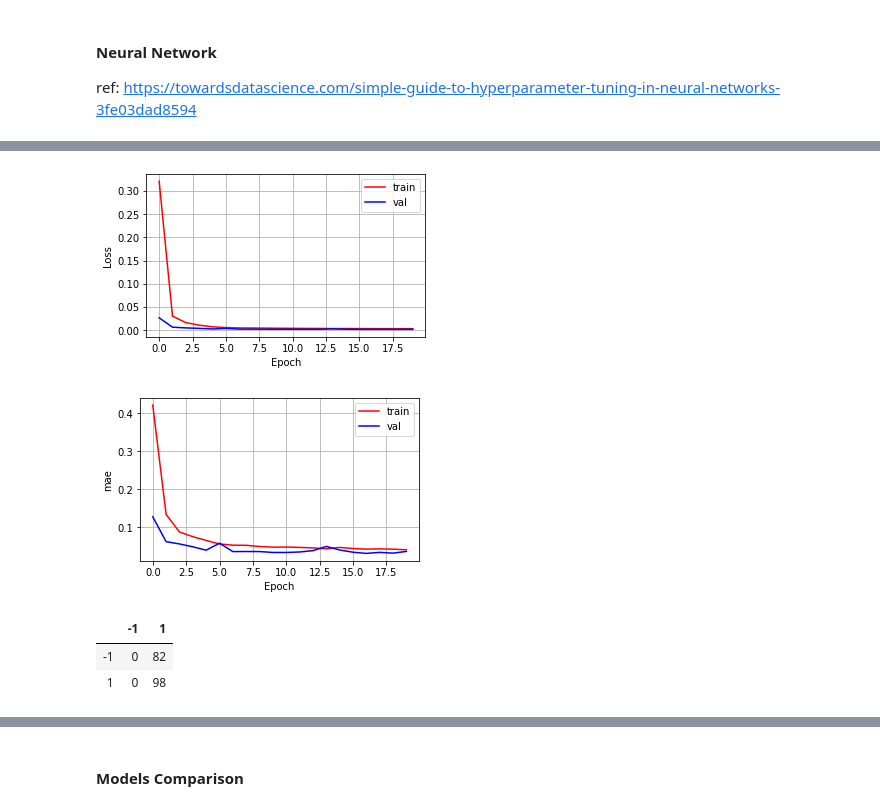
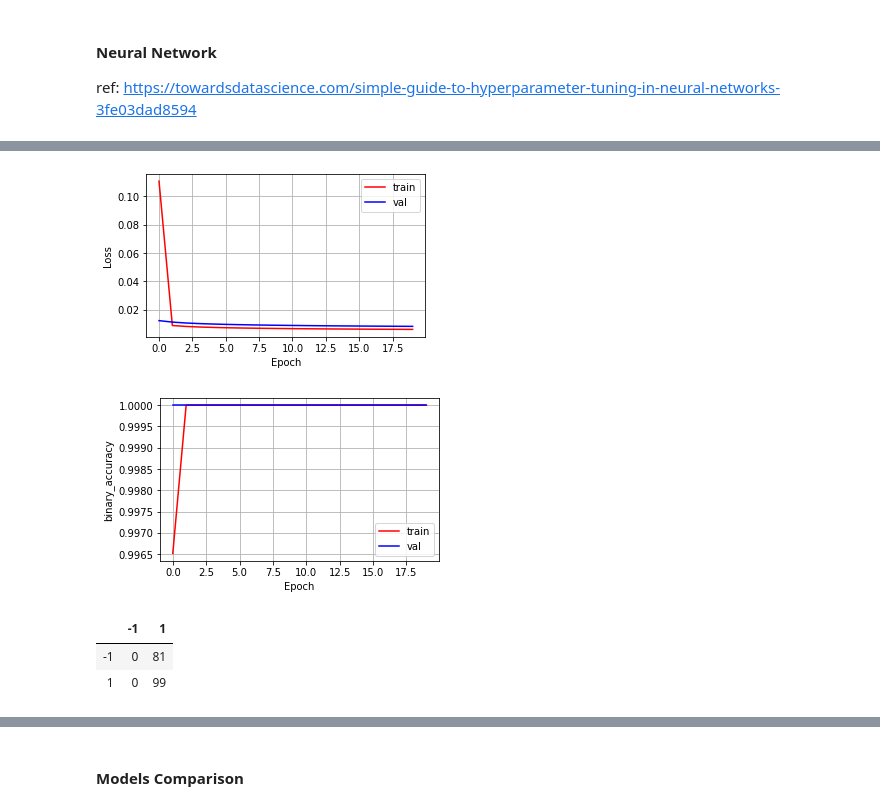
Before and after one commit to k11tqa25/nlp_based_recommender, a Jupyter notebook: neo4j.ipynb, the cells around one changed output, grey strips where cells are left out. Drawn from its saved outputs; the diff is of its cells as text; code cells hidden in the pictures.

Commit message:
Update ML model and graph

```diff
--- a/neo4j.ipynb
+++ b/neo4j.ipynb
@@ -621,30 +950,30 @@ metrics_reg = 'mae'
 
 sgd = SGD(lr=learning_rate, momentum=momentum, decay=decay_rate, nesterov=False)
 # %%
-input_dim = len(X_train[0])
+input_dim = len(x_train_selected[0])
 
+# model = Sequential()
+# model.add(Dense(100, activation='relu', input_shape=(input_dim,)))# input_shape = reshape for 13 features
+# model.add(Dense(100, activation='relu'))
+# model.add(Dense(1))
+
+# model.compile(optimizer = sgd, loss = 'mse', metrics=[metrics_reg]) #root-mean-square, mae='mean absolute error'
+# history = model.fit(x_train, y_train, epochs = epochs, batch_size=1, validation_data=(x_test, y_test))
+
+##
 model = Sequential()
 model.add(Dense(100, activation='relu', input_shape=(input_dim,)))# input_shape = reshape for 13 features
 model.add(Dense(100, activation='relu'))
-model.add(Dense(1))
-
-model.compile(optimizer = sgd, loss = 'mse', metrics=[metrics_reg]) #root-mean-square, mae='mean absolute error'
-history = model.fit(x_train, y_train, epochs = epochs, batch_size=1, validation_data=(x_test, y_test))
-
+model.add(Dense(2, activation='softmax'))
+model.compile(optimizer=sgd,
+              loss='categorical_crossentropy',
+              metrics=[metrics_cat])
+y_train = [0 if y == -1 else 1 for y in y_train]
+y_train2 = to_categorical(y_train)
+y_test = [0 if y == -1 else 1 for y in y_test]
+y_test2 = to_categorical(y_test)
+history = model.fit(x_train, y_train2, epochs = epochs, batch_size=1, validation_data=(x_test, y_test2))
 ##
-# model = Sequential()
-# model.add(Dense(30, activation='relu', input_shape=(input_dim,)))# input_shape = reshape for 13 features
-# model.add(Dense(30, activation='relu'))
-# model.add(Dense(2, activation='softmax'))
-# model.compile(optimizer=sgd,
-#               loss='categorical_crossentropy',
-#               metrics=[metrics_cat])
-# y_train = [0 if y == -1 else 1 for y in y_train]
-# y_train2 = to_categorical(y_train)
-# y_test = [0 if y == -1 else 1 for y in y_test]
-# y_test2 = to_categorical(y_test)
-# history = model.fit(x_train, y_train2, epochs = epochs, batch_size=1, validation_data=(x_test, y_test2))
-##
 # %% [output]
 Train on 144 samples, validate on 36 samples
 Epoch 1/20
@@ -666,33 +995,33 @@ Epoch 20/20
 # %%
 # Plot the loss function
 fig, ax = plt.subplots(1, 1, figsize=(5,3))
 ax.plot(np.sqrt(history.history['loss']), 'r', label='train')
 ax.plot(np.sqrt(history.history['val_loss']), 'b' ,label='val')
 ax.set_xlabel(r'Epoch')
 ax.set_ylabel(r'Loss')
 ax.legend()
 ax.grid()
 ax.tick_params()
 
 # Plot the accuracy
 fig, ax = plt.subplots(1, 1, figsize=(5,3))
-ax.plot(np.sqrt(history.history[metrics_reg]), 'r', label='train')
-ax.plot(np.sqrt(history.history[f'val_{metrics_reg}']), 'b' ,label='val')
+ax.plot(np.sqrt(history.history[metrics_cat]), 'r', label='train')
+ax.plot(np.sqrt(history.history[f'val_{metrics_cat}']), 'b' ,label='val')
 ax.set_xlabel(r'Epoch')
-ax.set_ylabel(metrics_reg)
+ax.set_ylabel(metrics_cat)
 ax.legend()
 ax.grid()
 ax.tick_params()
 # %% [output]
-[figure, old version]
+[figure, new version]
-[figure, old version]
+[figure, new version]
 # %%
-y_pred = model.predict(X_train)
-y_pred = [1 if y >= 0 else -1 for y in y_pred]
-# y_pred = [np.argmax(y)*2-1 for y in y_pred]
+y_pred = model.predict(x_train_selected)
+# y_pred = [1 if y >= 0 else -1 for y in y_pred]
+y_pred = [np.argmax(y)*2-1 for y in y_pred]
 pd.DataFrame(confusion_matrix(Y_train, y_pred), index=[-1, 1], columns=[-1, 1])
 # %% [output]
 |  | -1 | 1 |
-| -1 | 0 | 82 |
-| 1 | 0 | 98 |
+| -1 | 0 | 81 |
+| 1 | 0 | 99 |
 # %%
```
Also changed, not shown: parts of 67 cells of this notebook, 1 other file.
